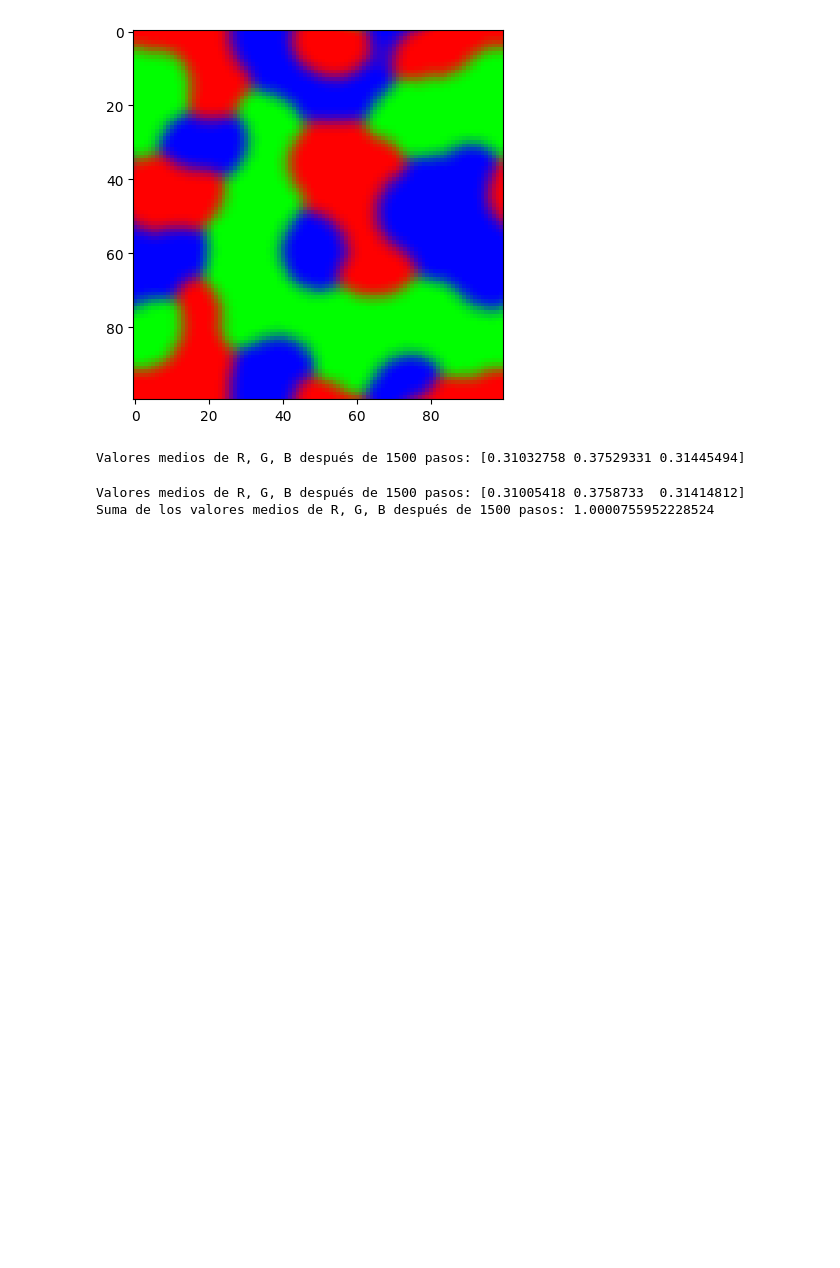
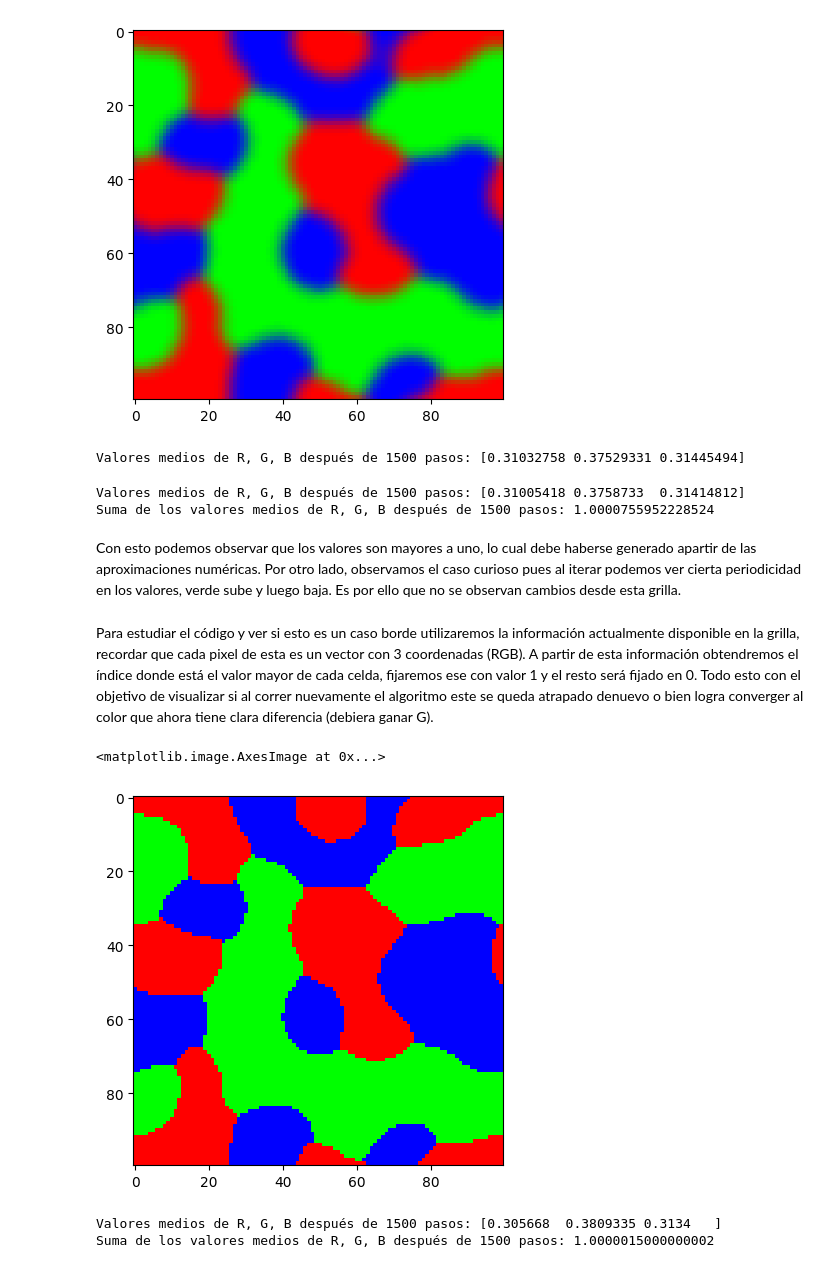
Before and after one commit to nacho2110/edpn-proyecto, a Jupyter notebook: variacion_rho.ipynb, the cells around one changed output. Cells and saved outputs as stored; diff of their text form; code cells hidden in the pictures; blank space fills up the shorter version.

```diff
--- a/variacion_rho.ipynb
+++ b/variacion_rho.ipynb
@@ -110,3 +110,27 @@ print(f"Suma de los valores medios de R, G, B después de 1500 pasos: {sum_x2}")
 # %% [output]
 Valores medios de R, G, B después de 1500 pasos: [0.31005418 0.3758733  0.31414812]
 Suma de los valores medios de R, G, B después de 1500 pasos: 1.0000755952228524
+# %% [markdown]
+Con esto podemos observar que los valores son mayores a uno, lo cual debe haberse generado apartir de las aproximaciones numéricas. Por otro lado, observamos el caso curioso pues al iterar podemos ver cierta periodicidad en los valores, verde sube y luego baja. Es por ello que no se observan cambios desde esta grilla.
+# %% [markdown]
+Para estudiar el código y ver si esto es un caso borde utilizaremos la información actualmente disponible en la grilla, recordar que cada pixel de esta es un vector con 3 coordenadas  (RGB). A partir de esta información obtendremos el índice donde está el valor mayor de cada celda, fijaremos ese con valor 1 y el resto será fijado en 0. Todo esto con el objetivo de visualizar si al correr nuevamente el algoritmo este se queda atrapado denuevo o bien logra converger al color que ahora tiene clara diferencia (debiera ganar G).
+# %%
+def movimiento(grilla):
+    # Obtener el índice del valor máximo en cada celda
+    indices_max = np.argmax(grilla, axis=-1)
+
+    # Crear una nueva grilla con valores 0
+    nueva_grilla = np.zeros_like(grilla)
+
+    # Asignar 1 al índice máximo de cada celda
+    for i in range(grilla.shape[0]):
+        for j in range(grilla.shape[1]):
+            nueva_grilla[i, j, indices_max[i, j]] = 1
+
+    return nueva_grilla
+# %%
+x_new = movimiento(x2)
+plt.imshow(x_new)
+# %% [output]
+<matplotlib.image.AxesImage at 0x...>
+[figure, added]
@@ -112,0 +139,10 @@ Suma de los valores medios de R, G, B después de 1500 pasos: 1.0000755952228524
+# %%
+d.alternated_step()
+x2 = d.grid
+mean_x2 = np.mean(x2, axis=(0, 1))
+print(f"Valores medios de R, G, B después de 1500 pasos: {mean_x2}")
+sum_x2 = np.sum(mean_x2)
+print(f"Suma de los valores medios de R, G, B después de 1500 pasos: {sum_x2}")
+# %% [output]
+Valores medios de R, G, B después de 1500 pasos: [0.305668  0.3809335 0.3134   ]
+Suma de los valores medios de R, G, B después de 1500 pasos: 1.0000015000000002
```
Also changed, not shown: parts of 13 cells of this notebook.
